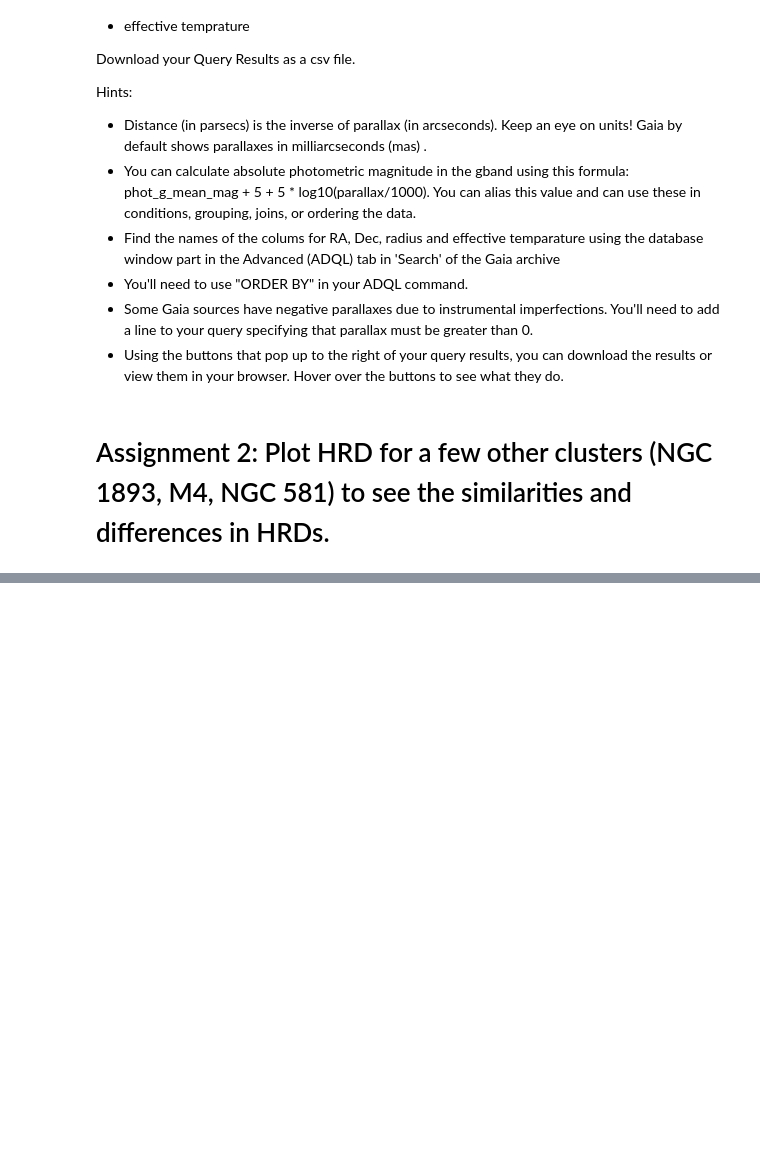
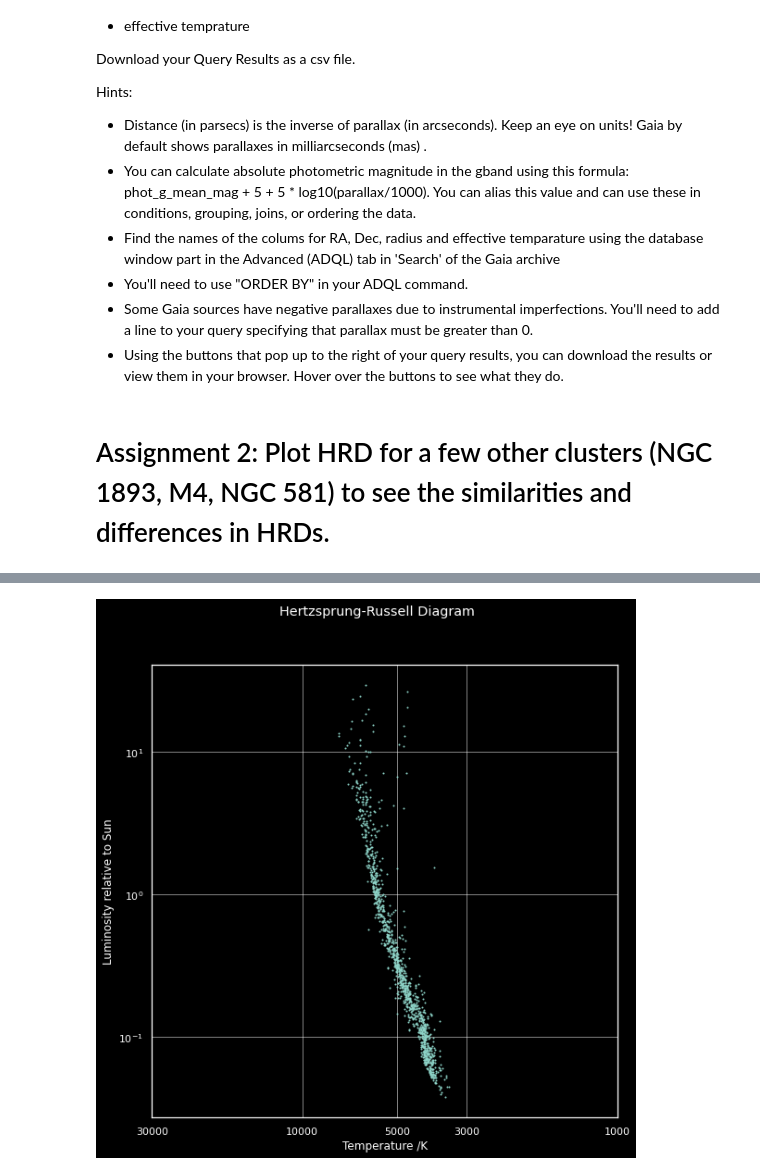
Before and after one commit to g-r-a-e-m-e/Intro-to-Astro2022, a Jupyter notebook: Week3_gaia_exoplanet_archive/Gaia_Tut.ipynb, the cells around one changed output, grey strips where cells are left out. Saved outputs shown, nothing was run; the diff lists cells and outputs as text; code cells hidden in the pictures; blank space fills up the shorter version.

```diff
--- a/Week3_gaia_exoplanet_archive/Gaia_Tut.ipynb
+++ b/Week3_gaia_exoplanet_archive/Gaia_Tut.ipynb
@@ -559,0 +604,34 @@ df_10k.dist_ly.min()
+# %%
+from matplotlib.ticker import ScalarFormatter
+
+def plot_HRD(temperature, luminosity):
+    plt.style.use('dark_background')
+
+    fig, ax = plt.subplots(figsize = (9, 9))
+
+    fig.suptitle('Hertzsprung-Russell Diagram')
+
+    ax.scatter(temperature, luminosity, s = 1)
+
+    #ax.set_facecolor('RdYlBu')
+
+    ax.set_yscale('log')
+    ax.set_xscale('log')
+
+    ax.grid(alpha = 0.5)
+
+    ax.set_xlim(30000,1000)
+    ax.set_xticks([30000, 10000, 5000, 3000, 1000])
+    ax.get_xaxis().set_major_formatter(ScalarFormatter())
+
+    ax.set_xlabel('Temperature /K')
+    ax.set_ylabel('Luminosity relative to Sun')
+
+    plt.show()
+# %%
+t = df_10k.teff_val
+l = df_10k.lum_val
+
+plot_HRD(t, l)
+# %% [output]
+[figure, added]
```
Also changed, not shown: parts of 5 cells of this notebook.
